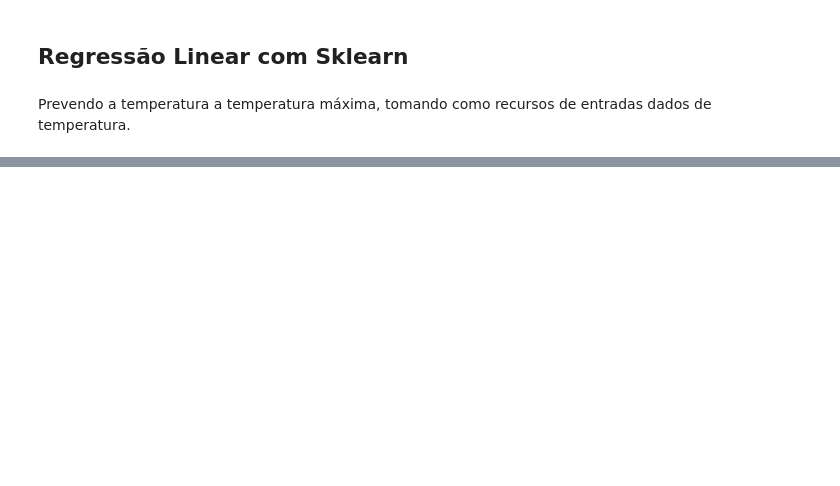
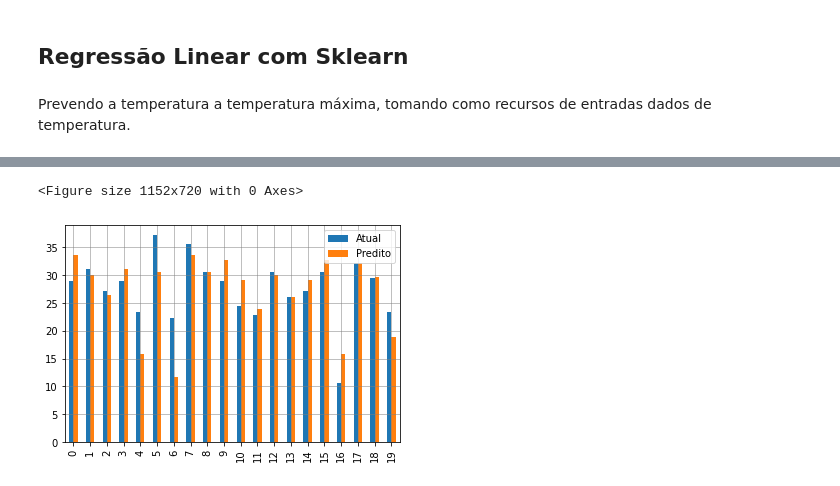
Before and after one commit to marcos-marques/linear_regression, a Jupyter notebook: linear_regression_weathear.ipynb, the cells around one changed output, grey strips where cells are left out. Cells and saved outputs as stored; diff of their text form; code cells hidden in the pictures; blank space fills up the shorter version.

```diff
--- a/linear_regression_weathear.ipynb
+++ b/linear_regression_weathear.ipynb
@@ -37,0 +64,2 @@ df.describe()
+# %%
+X_train, X_test, y_train, y_test = train_test_split(X, y, test_size=0.2, random_state=0)
@@ -37,0 +85,2 @@ df.describe()
+# %%
+y_pred = regressor.predict(X_test)
@@ -37,0 +89,3 @@ df.describe()
+# %%
+df_pred = pd.DataFrame({'Atual': y_test.flatten(), 'Predito': y_pred.flatten()})
+df_pred.head(10)
@@ -37,0 +104,8 @@ df.describe()
+# %%
+fig = plt.figure(figsize=(16, 10))
+df_pred = df_pred.head(20)
+df_pred.plot(kind='bar')
+plt.grid(which='major', linestyle='-', linewidth='0.5', color='gray');
+# %% [output]
+<Figure size 1152x720 with 0 Axes>
+[figure, added]
```
Also changed, not shown: parts of 17 cells of this notebook, 1 other file.
